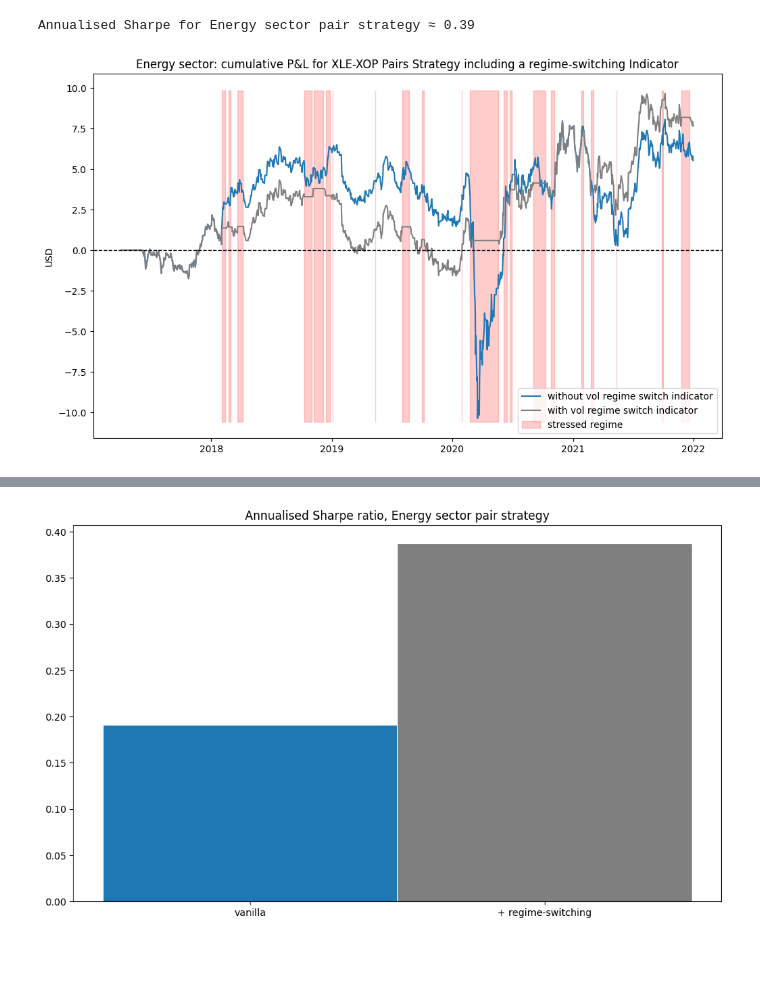
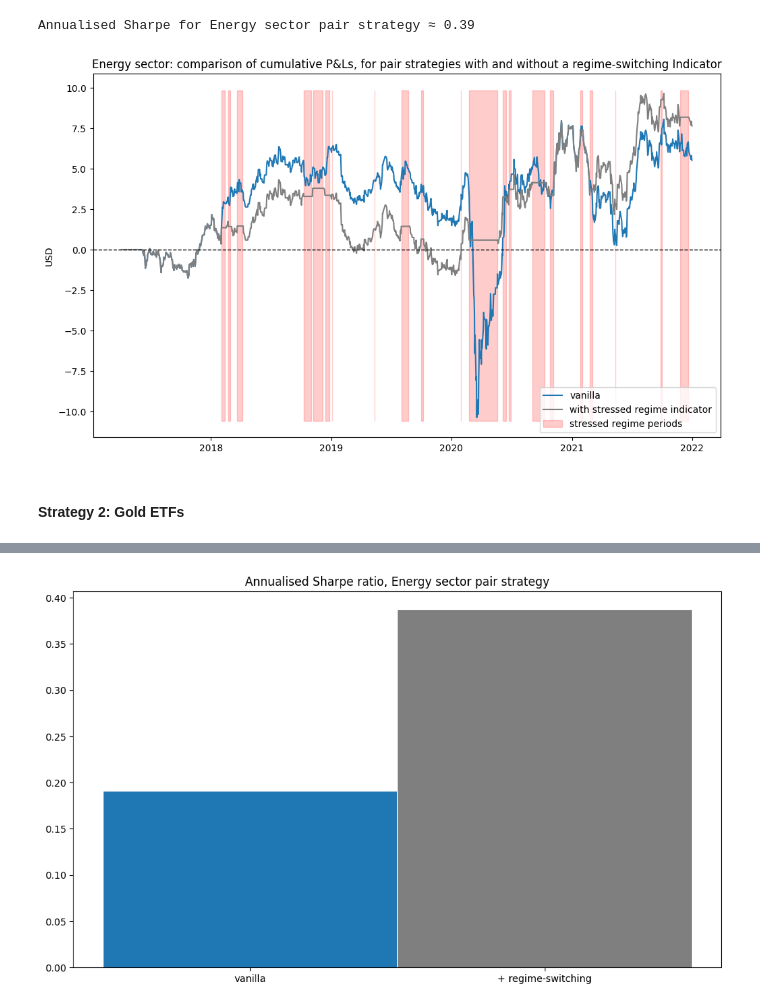
Before and after one commit to George-Creekbed/capstone_review, a Jupyter notebook: step2.ipynb, the cells around one changed output, grey strips where cells are left out. Cells and saved outputs as stored; diff of their text form; code cells hidden in the pictures; blank space fills up the shorter version.

```diff
--- a/step2.ipynb
+++ b/step2.ipynb
@@ -216,17 +220,19 @@ Annualised Sharpe for Energy sector pair strategy ≈ 0.39
 # %%
 # comparison of switch vs no-switch strategies
 min_pnl = min(cum_pnl_energy_with_switch.min(), cum_pnl_energy_no_switch.min())
 max_pnl = max(cum_pnl_energy_with_switch.max(), cum_pnl_energy_no_switch.max())
 
 #plt.plot(cum_pnl_energy.index, cum_pnl_energy)
-plt.plot(cum_pnl_energy_no_switch.index, cum_pnl_energy_no_switch, color='tab:blue', label="without vol regime switch indicator")
-plt.plot(cum_pnl_energy_with_switch.index, cum_pnl_energy_with_switch, color='tab:gray', label="with vol regime switch indicator")
-plt.fill_between(switch_high_vol.index, min_pnl-0.2, max_pnl+0.2, where=switch_high_vol.values == 1, color="r", alpha=0.2, label="stressed regime")
+plt.plot(cum_pnl_energy_no_switch.index, cum_pnl_energy_no_switch, color='tab:blue', label="vanilla")
+plt.plot(cum_pnl_energy_with_switch.index, cum_pnl_energy_with_switch, color='tab:gray', label="with stressed regime indicator")
+plt.fill_between(switch_high_vol.index, min_pnl-0.2, max_pnl+0.2, where=switch_high_vol.values == 1, color="r", alpha=0.2, label="stressed regime periods")
 plt.axhline(0, ls="--", color="k", lw=1)
 plt.ylabel("USD")
-plt.title("Energy sector: cumulative P&L for XLE-XOP Pairs Strategy including a regime-switching Indicator")
+plt.title("Energy sector: comparison of cumulative P&Ls, for pair strategies with and without a regime-switching Indicator")
 plt.legend(loc="lower right")
 
 plt.show()
 # %% [output]
-[figure, old version]
+[figure, new version]
+# %% [markdown]
+#### Strategy 2: Gold ETFs
```
Also changed, not shown: parts of 23 cells of this notebook.
